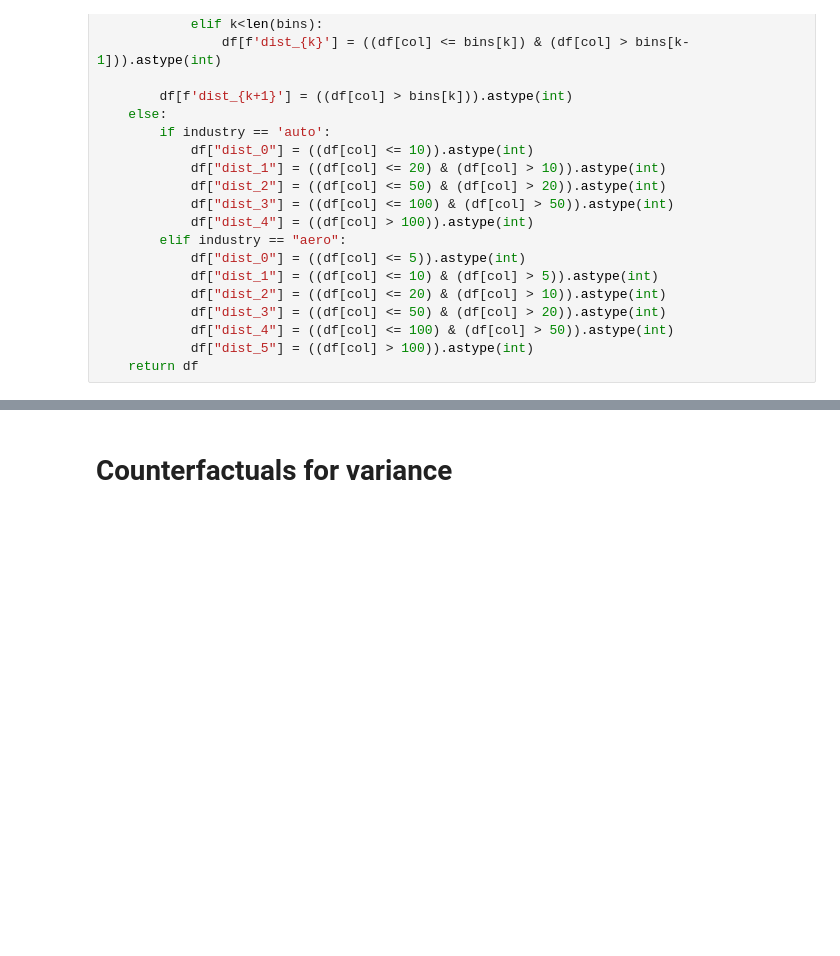
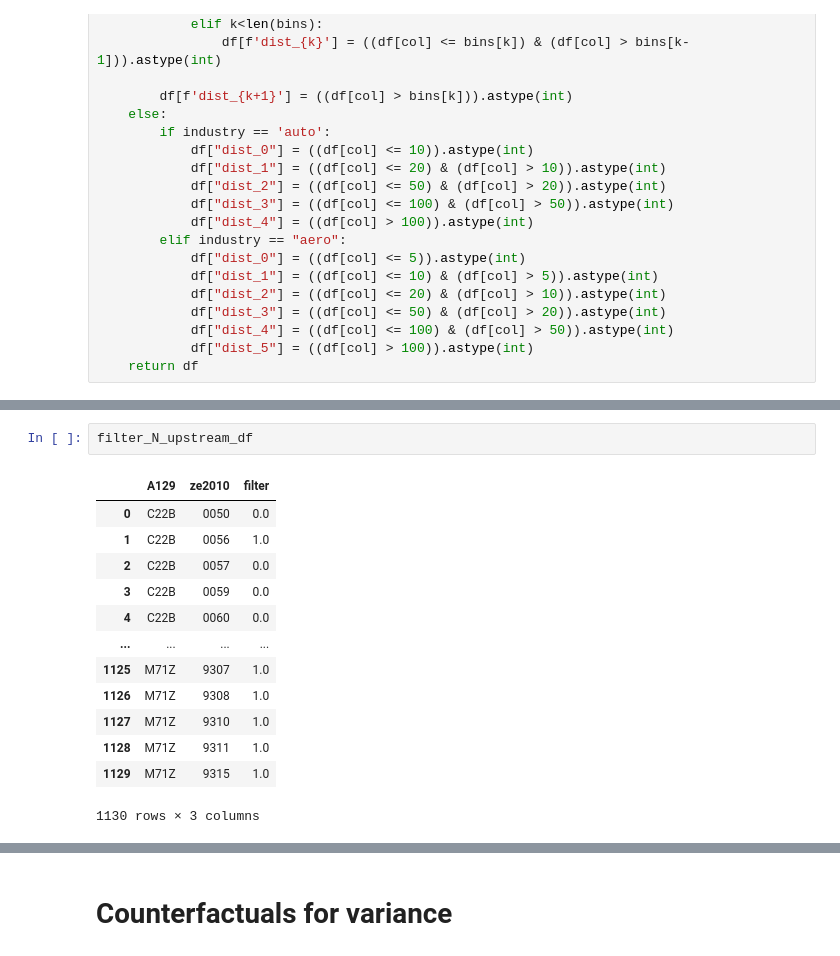
Before and after one commit to SwannChelly/SMM_Spatial_Comovement, a Jupyter notebook: analysis.ipynb, the cells around one changed output, grey strips where cells are left out. Cells and saved outputs as stored; diff of their text form; blank space fills up the shorter version.

```diff
--- a/analysis.ipynb
+++ b/analysis.ipynb
@@ -2817,2 +2861,18 @@ Total_amplification
+# %%
+filter_N_upstream_df
+# %% [output]
+|  | A129 | ze2010 | filter |
+| 0 | C22B | 0050 | 0.0 |
+| 1 | C22B | 0056 | 1.0 |
+| 2 | C22B | 0057 | 0.0 |
+| 3 | C22B | 0059 | 0.0 |
+| 4 | C22B | 0060 | 0.0 |
+| ... | ... | ... | ... |
+| 1125 | M71Z | 9307 | 1.0 |
+| 1126 | M71Z | 9308 | 1.0 |
+| 1127 | M71Z | 9310 | 1.0 |
+| 1128 | M71Z | 9311 | 1.0 |
+| 1129 | M71Z | 9315 | 1.0 |
+1130 rows × 3 columns
 # %%
 # Compute quartiles (excluding zeros)
```
Also changed, not shown: parts of 13 cells of this notebook.
